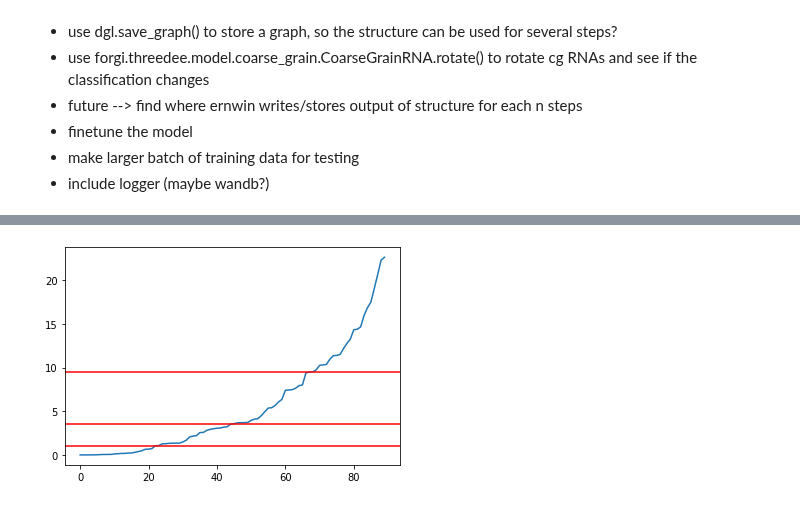
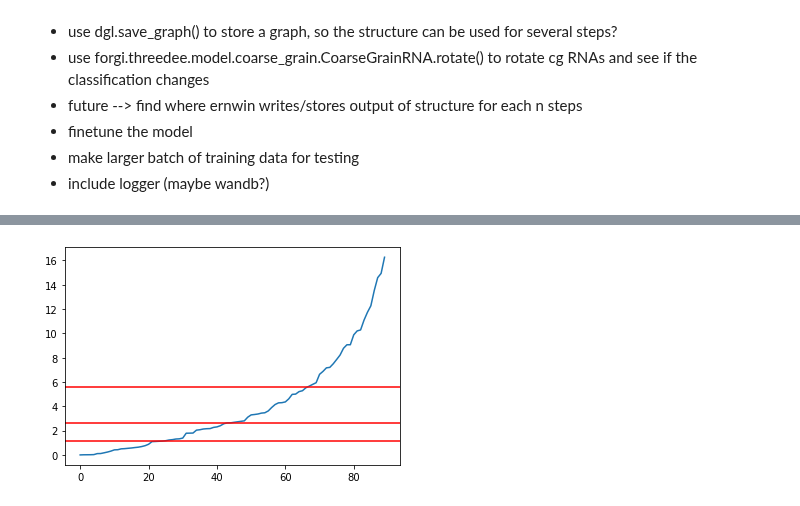
Before and after one commit to milang9/3d_classifier, a Jupyter notebook: 3d_classifier.ipynb, the cells around one changed output, grey strips where cells are left out. Saved outputs shown, nothing was run; the diff lists cells and outputs as text; code cells hidden in the pictures.

```diff
--- a/3d_classifier.ipynb
+++ b/3d_classifier.ipynb
@@ -261,7 +259,7 @@ class CG_Classifier(th.nn.Module):
         self.c = 0
         super(CG_Classifier, self).__init__()
 
-        self.conv1 = dglnn.TAGConv(6, 200, k=2, activation=F.relu)
+        self.conv1 = dglnn.TAGConv(6, 200, k=2, activation=F.relu) #add dropout rates!
         self.conv2 = dglnn.TAGConv(200, 150, k=2, activation=F.relu)
         self.conv3 = dglnn.TAGConv(150, 100, k=2, activation=F.relu)
         self.conv4 = dglnn.TAGConv(100, 50, k=2, activation=F.relu)
@@ -271,9 +269,9 @@ class CG_Classifier(th.nn.Module):
         self.sage_conv2 = dglnn.SAGEConv(60, 50, 'pool')
         self.sage_conv3 = dglnn.SAGEConv(50, 40, 'pool')
         self.sage_conv4 = dglnn.SAGEConv(40, 30, 'pool')
-        self.sage_conv5 = dglnn.SAGEConv(30, 20, 'pool')
+        self.sage_conv5 = dglnn.SAGEConv(30, 10, 'pool')
 
-        self.readout = dglnn.GlobalAttentionPooling(th.nn.Linear(20, 1)) #dglnn.Set2Set(15, 3, 3)
+        self.readout = dglnn.Set2Set(10, 3, 3) #dglnn.GlobalAttentionPooling(th.nn.Linear(20, 1)) #
 
         self.classify = th.nn.Sequential(
             th.nn.Linear(20, 512),
@@ -412,6 +420,6 @@ Training took 18.96 minutes
 # %%
 #Test
-
+import math
 model.eval()
 test_dir = "./data/test_set"
 test_rmsd = "./data/test_rmsd_list.txt"
@@ -423,6 +431,9 @@ test_dataloader = dtl.pytorch.GraphDataLoader(test_dataset)
 max_label = 0
 max_loss = 0
 max_pred = 0
+min_label = math.inf
+min_loss = math.inf
+min_pred = math.inf
 test_losses = []
 for test_graph, test_label in test_dataloader:
     test_pred = model(test_graph)
@@ -433,7 +444,14 @@ for test_graph, test_label in test_dataloader:
         max_loss = test_loss
         max_label = test_label
         max_pred = test_pred
+    if test_loss < min_loss:
+        min_loss = test_loss
+        min_label = test_label
+        min_pred = test_pred
+    if test_pred < 0:
+        print(test_pred)
 
+print(min_label, min_pred, min_loss)
 print(max_label, max_pred, max_loss)
 test_mean = np.mean(test_losses)
 test_std = np.std(test_losses)
@@ -468 +487 @@ Max Loss:                22.6210
-[figure, old version]
+[figure, new version]
```
Also changed, not shown: parts of 6 cells of this notebook, 1 other file.
